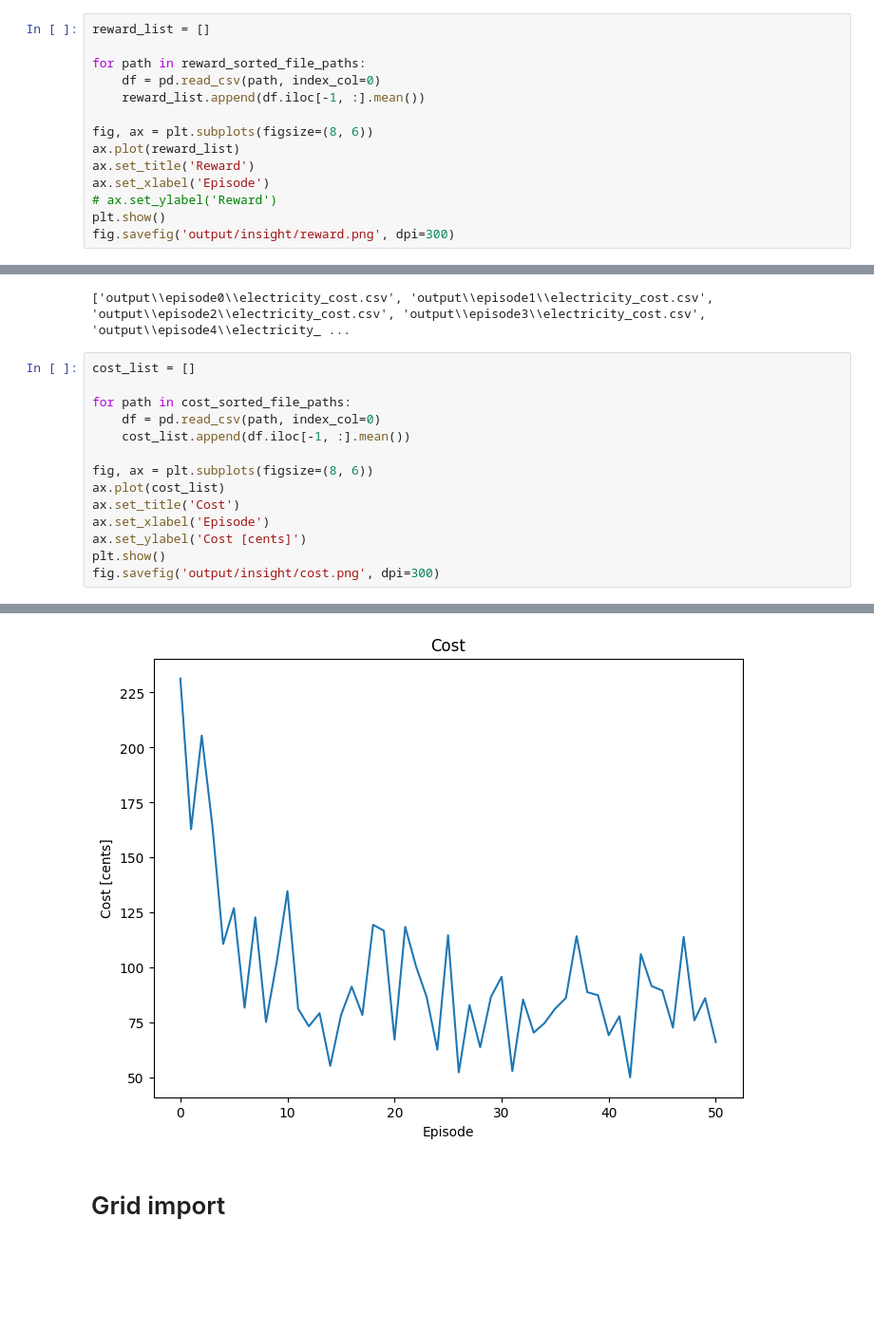
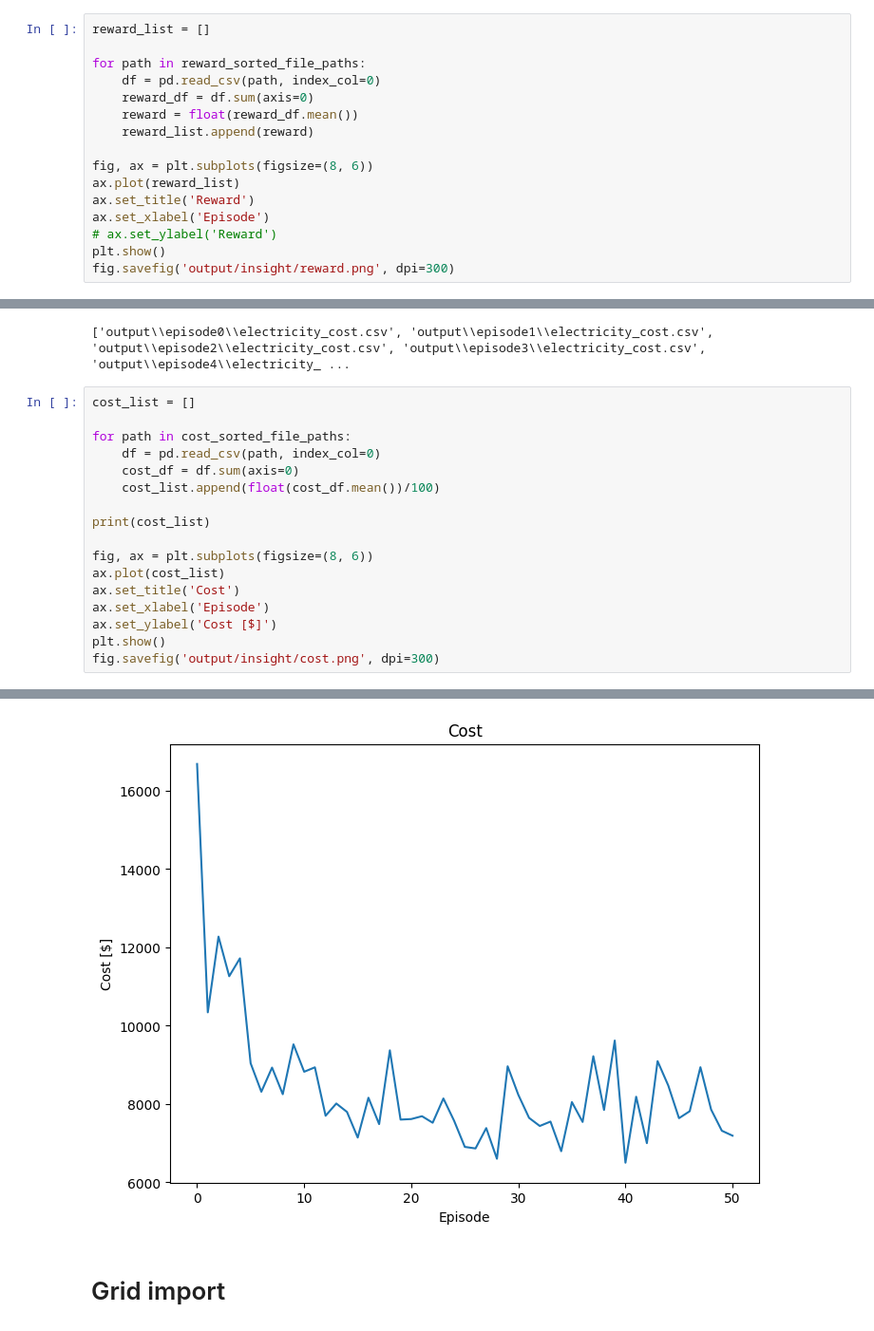
Before and after one commit to moooyu1121/master_thesis_model, a Jupyter notebook: analysis.ipynb, the cells around one changed output, grey strips where cells are left out. Shown: that part at 95% size. Drawn from its saved outputs; the diff is of its cells as text; blank space fills up the shorter version.

```diff
--- a/analysis.ipynb
+++ b/analysis.ipynb
@@ -32,7 +32,9 @@ reward_list = []
 
 for path in reward_sorted_file_paths:
     df = pd.read_csv(path, index_col=0)
-    reward_list.append(df.iloc[-1, :].mean())
+    reward_df = df.sum(axis=0)
+    reward = float(reward_df.mean())
+    reward_list.append(reward)
 
 fig, ax = plt.subplots(figsize=(8, 6))
 ax.plot(reward_list)
@@ -57,13 +59,16 @@ cost_list = []
 
 for path in cost_sorted_file_paths:
     df = pd.read_csv(path, index_col=0)
-    cost_list.append(df.iloc[-1, :].mean())
+    cost_df = df.sum(axis=0)
+    cost_list.append(float(cost_df.mean())/100)
+
+print(cost_list)
 
 fig, ax = plt.subplots(figsize=(8, 6))
 ax.plot(cost_list)
 ax.set_title('Cost')
 ax.set_xlabel('Episode')
-ax.set_ylabel('Cost [cents]')
+ax.set_ylabel('Cost [$]')
 plt.show()
 fig.savefig('output/insight/cost.png', dpi=300)
 # %% [output]
@@ -70,4 +76,4 @@ fig.savefig('output/insight/cost.png', dpi=300)
-[figure, old version]
+[figure, new version]
 # %% [markdown]
 # Grid import
 # %%
```
Also changed, not shown: parts of 3 cells of this notebook, 3 other files.
